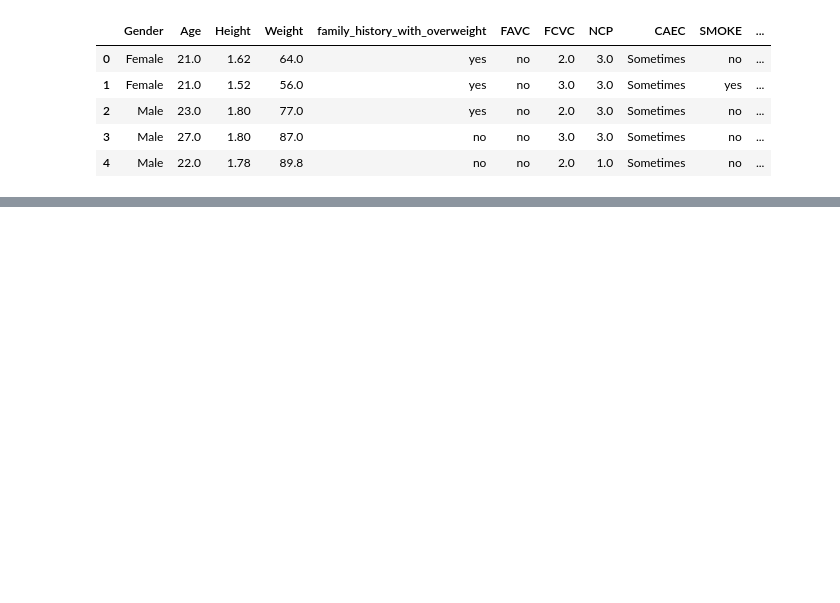
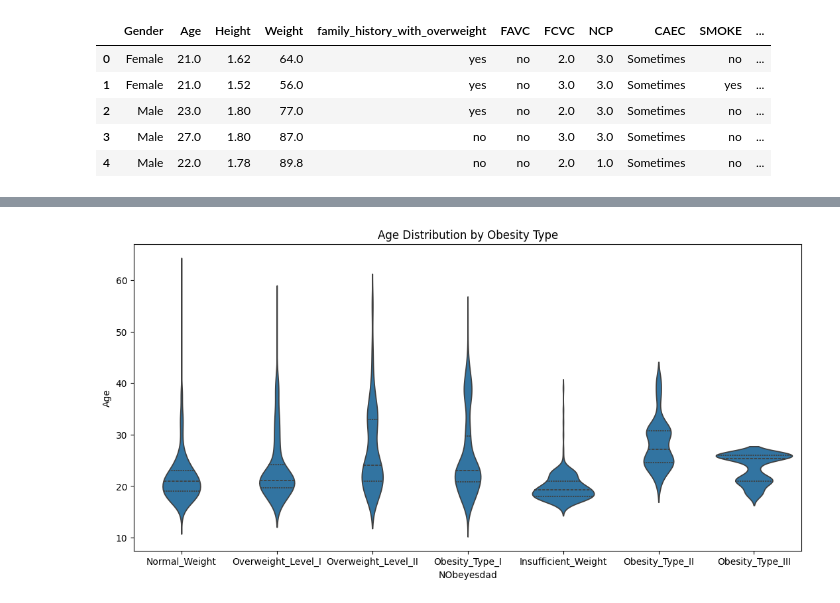
Before and after one commit to ArielVilensky/Info1998, a Jupyter notebook: Main.ipynb, the cells around one changed output, grey strips where cells are left out. Drawn from its saved outputs; the diff is of its cells as text; code cells hidden in the pictures; blank space fills up the shorter version.

```diff
--- a/Main.ipynb
+++ b/Main.ipynb
@@ -12,0 +72,8 @@ df.head()
+# %%
+#Age ranges by obesity type
+plt.figure(figsize=(13, 6))
+sns.violinplot(x='NObeyesdad', y='Age', data=df, inner='quartile')
+plt.title('Age Distribution by Obesity Type')
+plt.show()
+# %% [output]
+[figure, added]
```
Also changed, not shown: parts of 6 cells of this notebook.
